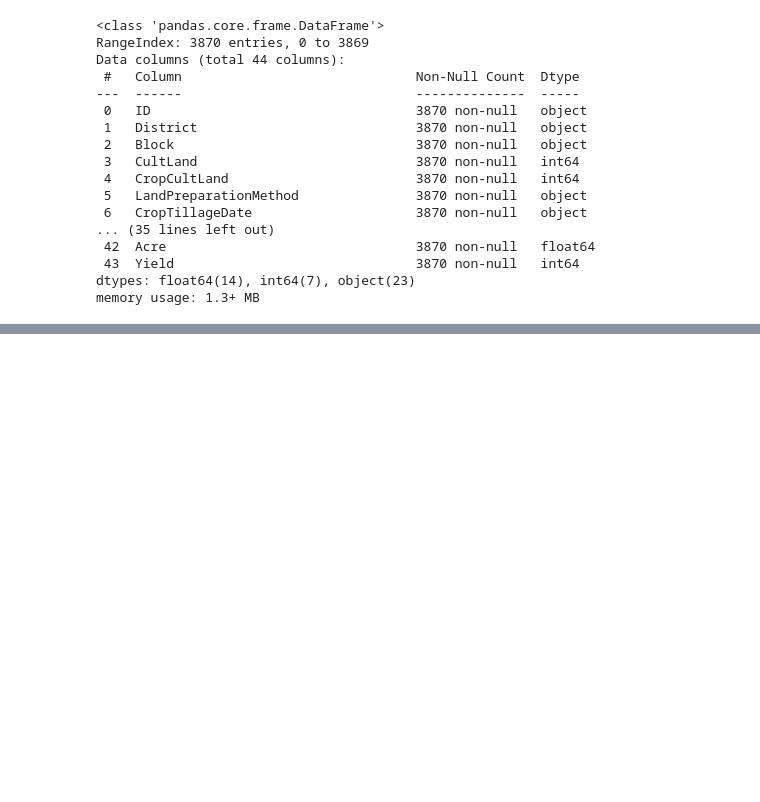
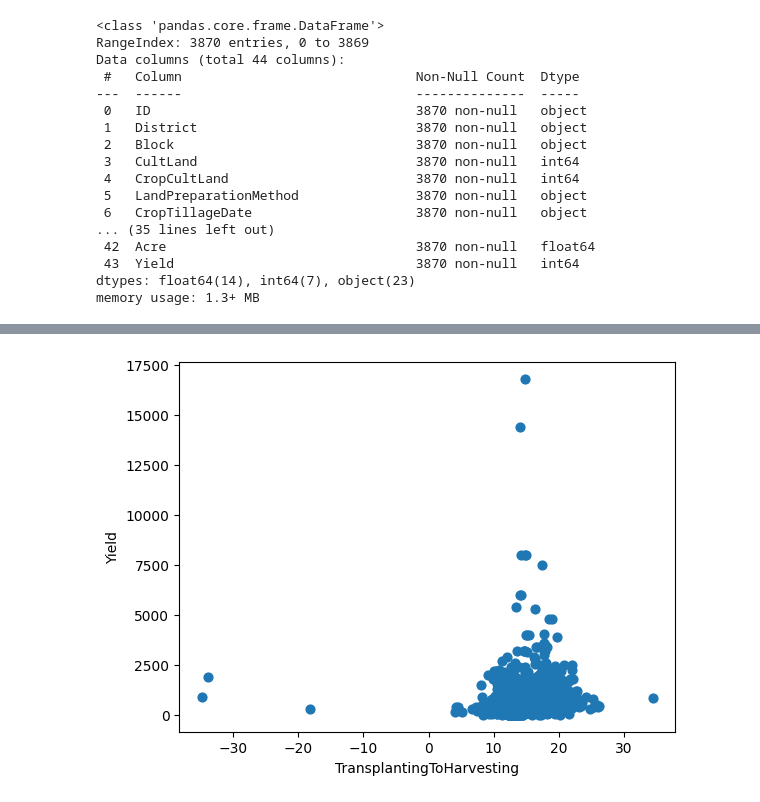
Before and after one commit to Nabarup-Maity/Machine_Learning, a Jupyter notebook: Zindi/Digital Green Crop Yield Estimate Challenge/DigitalGreen_Starter_Notebook.ipynb, the cells around one changed output, grey strips where cells are left out. Cells and saved outputs as stored; diff of their text form; code cells hidden in the pictures; blank space fills up the shorter version.

```diff
--- a/Zindi/Digital Green Crop Yield Estimate Challenge/DigitalGreen_Starter_Notebook.ipynb
+++ b/Zindi/Digital Green Crop Yield Estimate Challenge/DigitalGreen_Starter_Notebook.ipynb
@@ -139,0 +365,4 @@ train['nurseryToTransplanting'] = train['SeedingSowingTransplanting'] - train['R
+# %%
+train.plot.scatter(x = 'TransplantingToHarvesting', y = 'Yield', s = 40);
+# %% [output]
+[figure, added]
```
Also changed, not shown: parts of 104 cells of this notebook.
